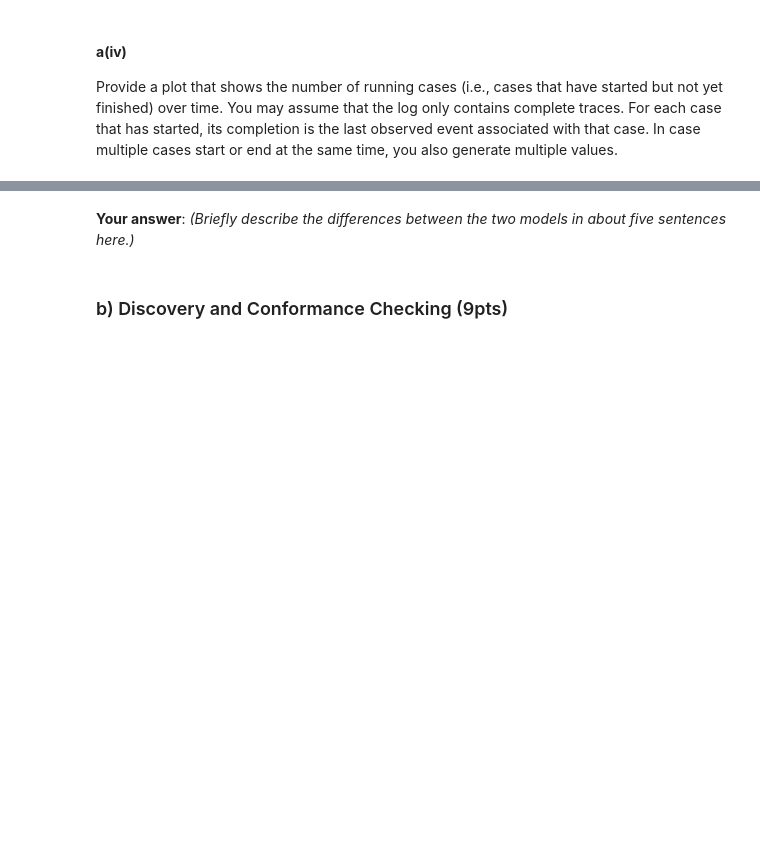
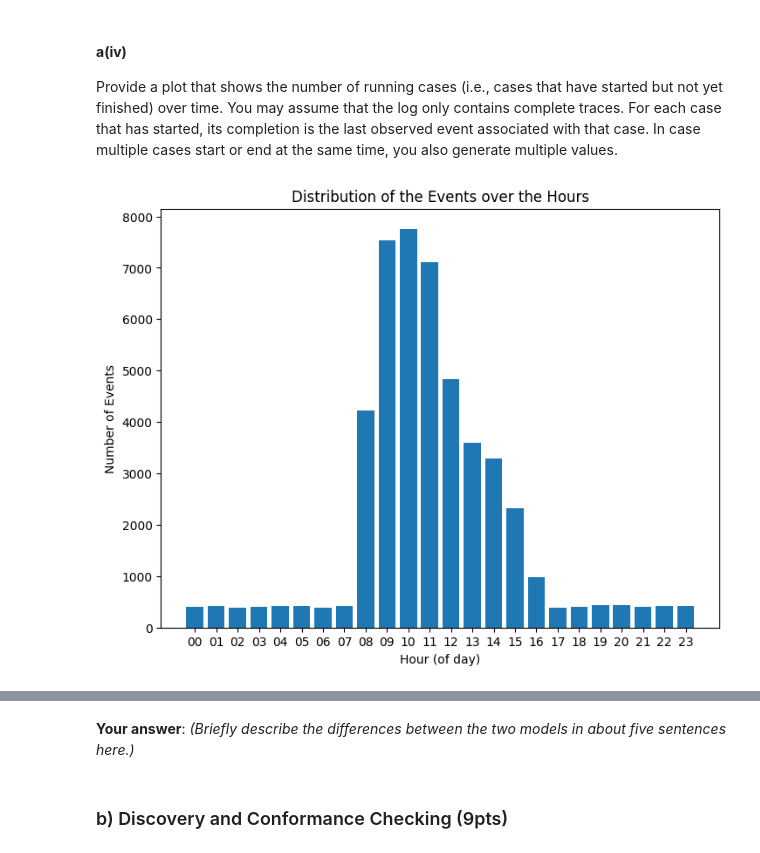
Before and after one commit to drtghosh/intro-to-data-science-assignment, a Jupyter notebook: assignment2_5.ipynb, the cells around one changed output, grey strips where cells are left out. Saved outputs shown, nothing was run; the diff lists cells and outputs as text; code cells hidden in the pictures; blank space fills up the shorter version.

```diff
--- a/assignment2_5.ipynb
+++ b/assignment2_5.ipynb
@@ -602,7 +0,0 @@ Make sure to annotate the heatmap with the values of the correlation.
-# %%
-# your code
-corr_matrix = df_num.corr(method='pearson')
-# print(corr_matrix)
-
-sns.set(rc={"figure.figsize":(15, 15)})
-sns.heatmap(corr_matrix, annot=True, fmt=".2f")#, cmap="crest")
@@ -1016,3 +99,6 @@ In process mining, multiple events that have the same timestamp can cause proble
 Provide a plot that shows the number of running cases (i.e., cases that have started but not yet finished) over time. You may assume that the log only contains complete traces. For each case that has started, its completion is the last observed event associated with that case. In case multiple cases start or end at the same time, you also generate multiple values.
 # %%
 # your code
+pm4py.view_events_distribution_graph(event_log, distr_type="hours")
+# %% [output]
+[figure, added]
```
Also changed, not shown: parts of 222 cells of this notebook.
